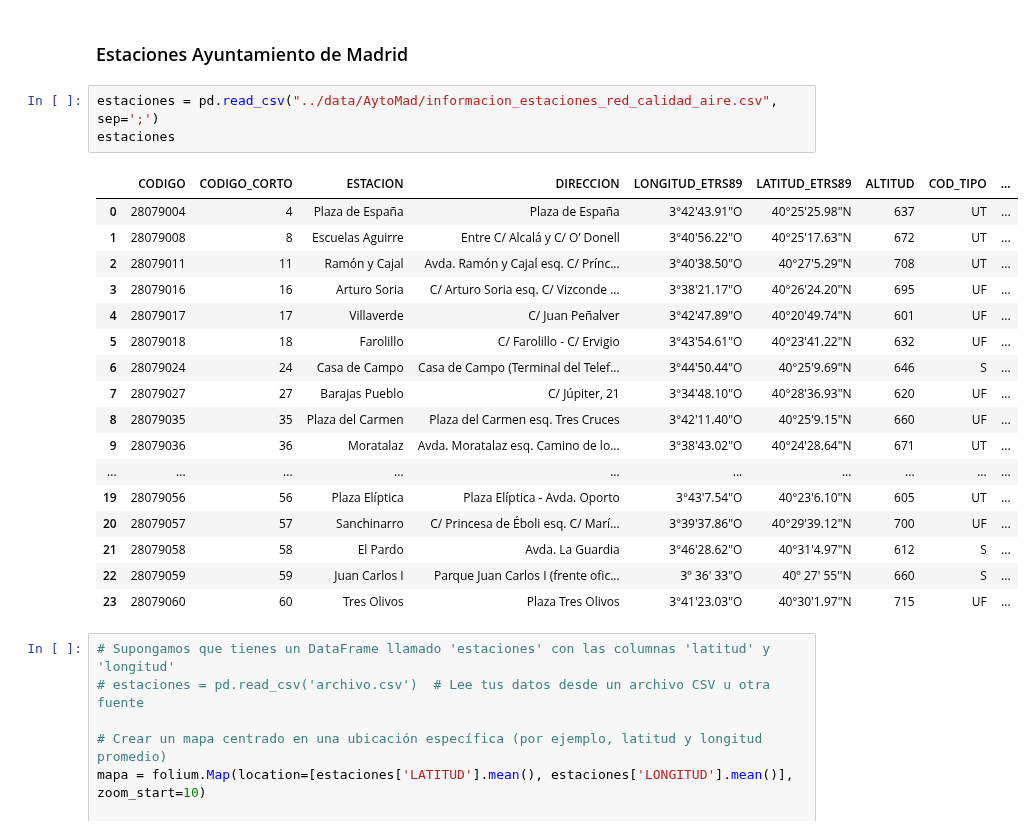
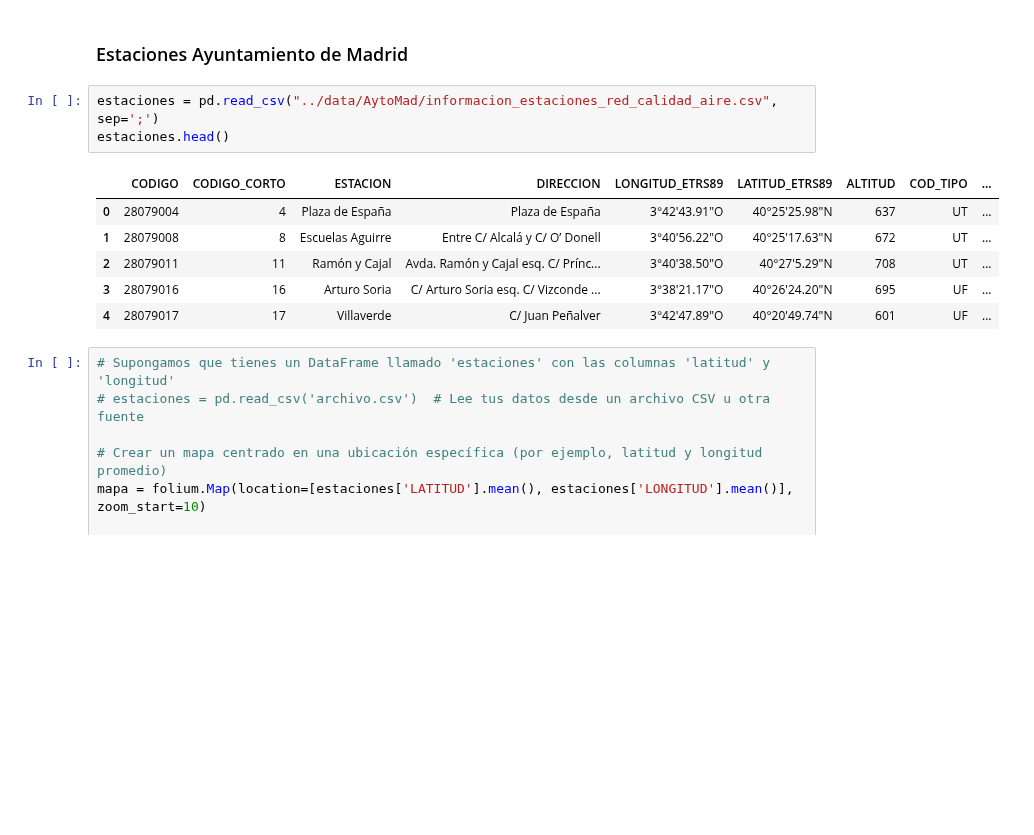
Before and after one commit to charlieciordia/AQ-MAD, a Jupyter notebook: notebook/AQ_Map_Crafting_hub.ipynb, the cells around one changed output. Cells and saved outputs as stored; diff of their text form; blank space fills up the shorter version.

```diff
--- a/notebook/AQ_Map_Crafting_hub.ipynb
+++ b/notebook/AQ_Map_Crafting_hub.ipynb
@@ -24,25 +24,14 @@ warnings.filterwarnings('ignore')
 ### Estaciones Ayuntamiento de Madrid
 # %%
 estaciones = pd.read_csv("../data/AytoMad/informacion_estaciones_red_calidad_aire.csv", sep=';')
-estaciones
+estaciones.head()
 # %% [output]
 |  | CODIGO | CODIGO_CORTO | ESTACION | DIRECCION | LONGITUD_ETRS89 | LATITUD_ETRS89 | ALTITUD | COD_TIPO | ... |
 | 0 | 28079004 | 4 | Plaza de España | Plaza de España | 3°42'43.91"O | 40°25'25.98"N | 637 | UT | ... |
 | 1 | 28079008 | 8 | Escuelas Aguirre | Entre C/ Alcalá y C/ O’ Donell | 3°40'56.22"O | 40°25'17.63"N | 672 | UT | ... |
 | 2 | 28079011 | 11 | Ramón y Cajal | Avda. Ramón y Cajal esq. C/ Prínc... | 3°40'38.50"O | 40°27'5.29"N | 708 | UT | ... |
 | 3 | 28079016 | 16 | Arturo Soria | C/ Arturo Soria esq. C/ Vizconde ... | 3°38'21.17"O | 40°26'24.20"N | 695 | UF | ... |
 | 4 | 28079017 | 17 | Villaverde | C/ Juan Peñalver | 3°42'47.89"O | 40°20'49.74"N | 601 | UF | ... |
-| 5 | 28079018 | 18 | Farolillo | C/ Farolillo - C/ Ervigio | 3°43'54.61"O | 40°23'41.22"N | 632 | UF | ... |
-| 6 | 28079024 | 24 | Casa de Campo | Casa de Campo (Terminal del Telef... | 3°44'50.44"O | 40°25'9.69"N | 646 | S | ... |
-| 7 | 28079027 | 27 | Barajas Pueblo | C/ Júpiter, 21 | 3°34'48.10"O | 40°28'36.93"N | 620 | UF | ... |
-| 8 | 28079035 | 35 | Plaza del Carmen | Plaza del Carmen esq. Tres Cruces | 3°42'11.40"O | 40°25'9.15"N | 660 | UF | ... |
-| 9 | 28079036 | 36 | Moratalaz | Avda. Moratalaz esq. Camino de lo... | 3°38'43.02"O | 40°24'28.64"N | 671 | UT | ... |
-| ... | ... | ... | ... | ... | ... | ... | ... | ... | ... |
-| 19 | 28079056 | 56 | Plaza Elíptica | Plaza Elíptica - Avda. Oporto | 3°43'7.54"O | 40°23'6.10"N | 605 | UT | ... |
-| 20 | 28079057 | 57 | Sanchinarro | C/ Princesa de Éboli esq. C/ Marí... | 3°39'37.86"O | 40°29'39.12"N | 700 | UF | ... |
-| 21 | 28079058 | 58 | El Pardo | Avda. La Guardia | 3°46'28.62"O | 40°31'4.97"N | 612 | S | ... |
-| 22 | 28079059 | 59 | Juan Carlos I | Parque Juan Carlos I (frente ofic... | 3º 36' 33"O | 40º 27' 55''N | 660 | S | ... |
-| 23 | 28079060 | 60 | Tres Olivos | Plaza Tres Olivos | 3°41'23.03"O | 40°30'1.97"N | 715 | UF | ... |
 # %%
 # Supongamos que tienes un DataFrame llamado 'estaciones' con las columnas 'latitud' y 'longitud'
 # estaciones = pd.read_csv('archivo.csv')  # Lee tus datos desde un archivo CSV u otra fuente
```
Also changed, not shown: parts of 6 cells of this notebook, 4 other files.
